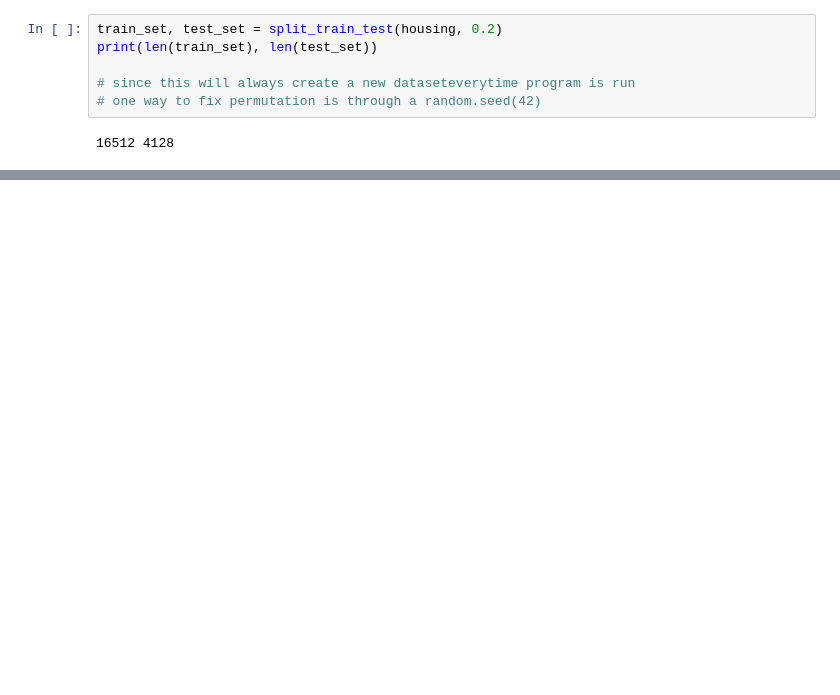
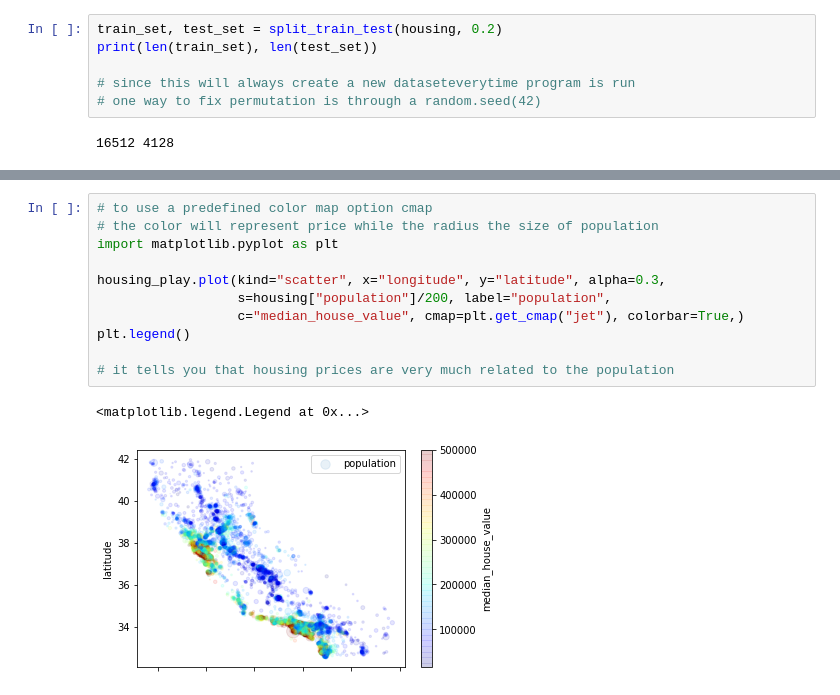
Before and after one commit to fanbyprinciple/hands_on_ml, a Jupyter notebook: chapter_two/housing.ipynb, the cells around one changed output, grey strips where cells are left out. Cells and saved outputs as stored; diff of their text form; blank space fills up the shorter version.

```diff
--- a/chapter_two/housing.ipynb
+++ b/chapter_two/housing.ipynb
@@ -208,0 +315,14 @@ print(len(train_set), len(test_set))
+# %%
+# to use a predefined color map option cmap
+# the color will represent price while the radius the size of population
+import matplotlib.pyplot as plt
+
+housing_play.plot(kind="scatter", x="longitude", y="latitude", alpha=0.3,
+                  s=housing["population"]/200, label="population",
+                  c="median_house_value", cmap=plt.get_cmap("jet"), colorbar=True,)
+plt.legend()
+
+# it tells you that housing prices are very much related to the population
+# %% [output]
+<matplotlib.legend.Legend at 0x...>
+[figure, added]
```
Also changed, not shown: parts of 12 cells of this notebook, 2 other files.
